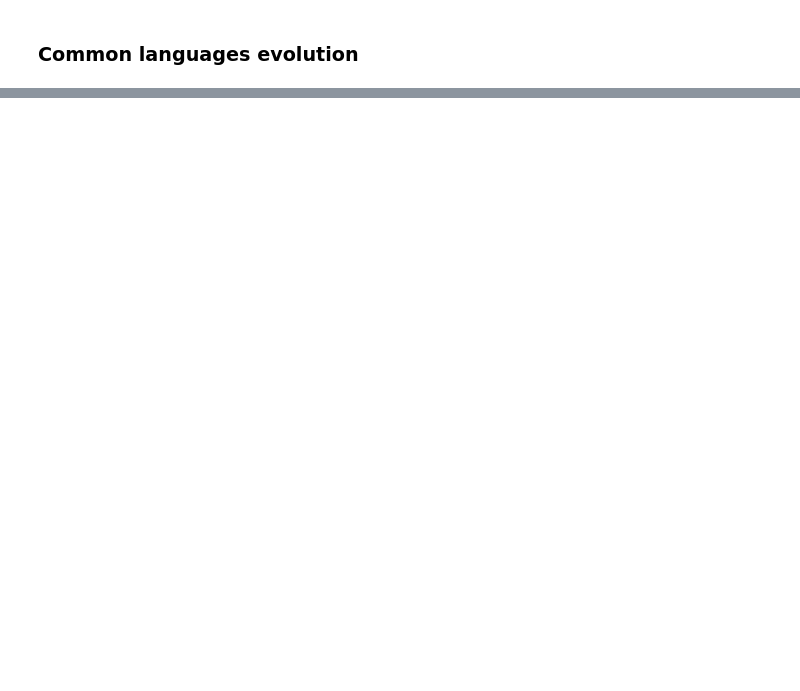
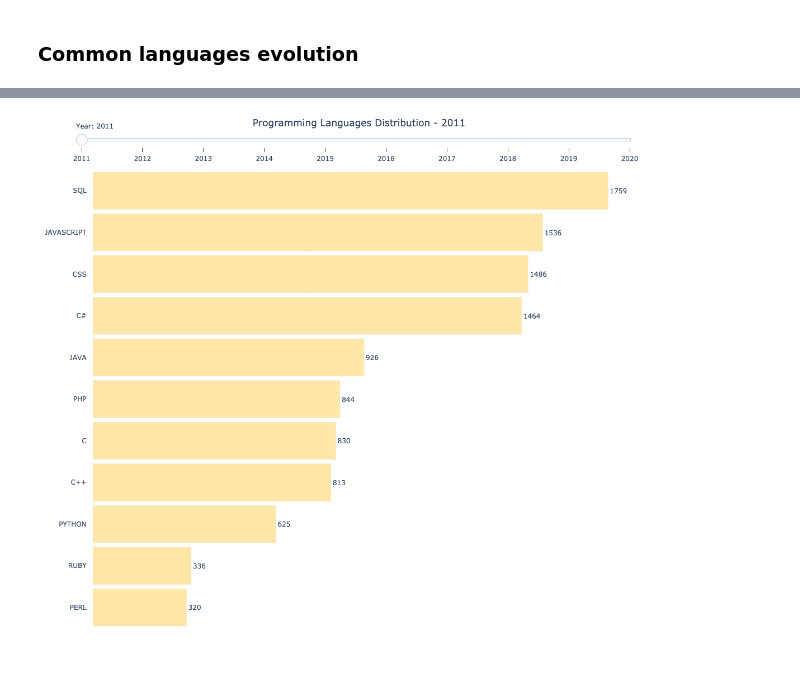
Before and after one commit to IsmaelMasharo/stack-overflow-survey-analysis, a Jupyter notebook: survey_etl.ipynb, the cells around one changed output, grey strips where cells are left out. Cells and saved outputs as stored; diff of their text form; code cells hidden in the pictures; blank space fills up the shorter version.

```diff
--- a/survey_etl.ipynb
+++ b/survey_etl.ipynb
@@ -284,0 +148,83 @@ common_programming_languages = df_explode.programming_languages.str.lower().uniq
+# %%
+dataset_years = list(range(2011,2021))
+
+dfs = {}
+for year in dataset_years:
+    dfs[year] = langs_year[langs_year['year'].dt.year==year]
+
+start_index = 0
+
+data=[
+    go.Bar(
+        x=dfs[year]['count'],
+        y=dfs[year]['lang'].str.upper(),
+        orientation='h',
+        text=dfs[year]['count'],
+        textfont={'size':12},
+        textposition='outside',
+        insidetextanchor='end',
+        visible = False,
+        width=0.9,
+        name=str(year),
+        marker=dict(
+            color='rgb(255, 231, 169)'
+        )
+    )
+    for year in dataset_years
+]
+
+data[start_index]['visible'] = True
+
+
+steps = []
+for i in range(len(data)):
+    year = (i+2011)
+    step = dict(
+        # Update method allows us to update both trace and layout properties
+        method = 'update',
+        args = [
+            # Make the ith trace visible
+            {'visible': [t == i for t in range(len(data))]},
+
+            # Set the title for the ith trace
+            {'title.text': 'Programming Languages Distribution - %d' % year},
+
+            {
+                "frame": {"duration": 300, "redraw": False},
+                 "mode": "immediate",
+                 "transition": {"duration": 300}
+            }
+        ],
+        label=year
+    )
+    steps.append(step)
+
+sliders = [go.layout.Slider(
+    active = 0,
+    currentvalue = {"prefix": "Year: "},
+    transition={"duration": 300, "easing": "cubic-in-out"},
+    pad = {"b": 10, "t": -910, 'l': -30},
+    steps = steps,
+)]
+
+layout = go.Layout(
+    sliders=sliders,
+    height=1000,
+    title={
+        'text': "Programming Languages Distribution - 2011",
+        'x':0.5,
+        'y':0.99,
+        'xanchor': 'center',
+        'yanchor': 'top'
+    },
+    plot_bgcolor='rgba(0,0,0,0)',
+    xaxis={'visible': False},
+    yaxis={'ticks': "outside", 'tickcolor':'white', 'ticklen':8},
+
+)
+
+fig = go.Figure(data=data, layout=layout)
+
+fig.show()
+# %% [output]
+[figure, added]
```
Also changed, not shown: parts of 17 cells of this notebook.
